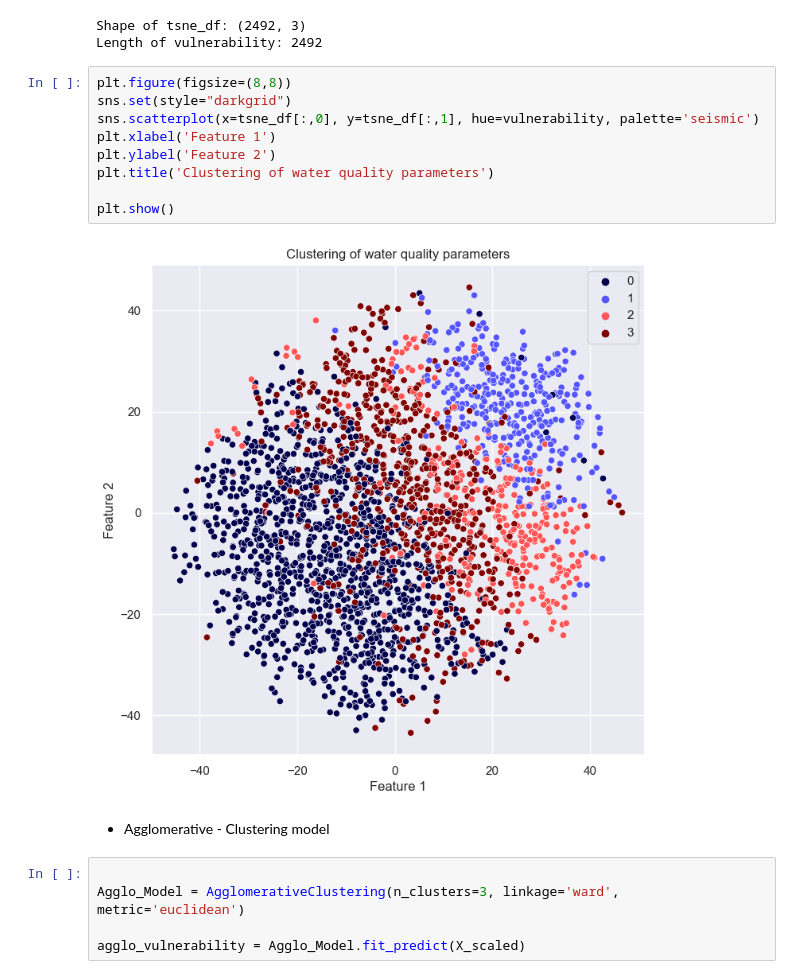
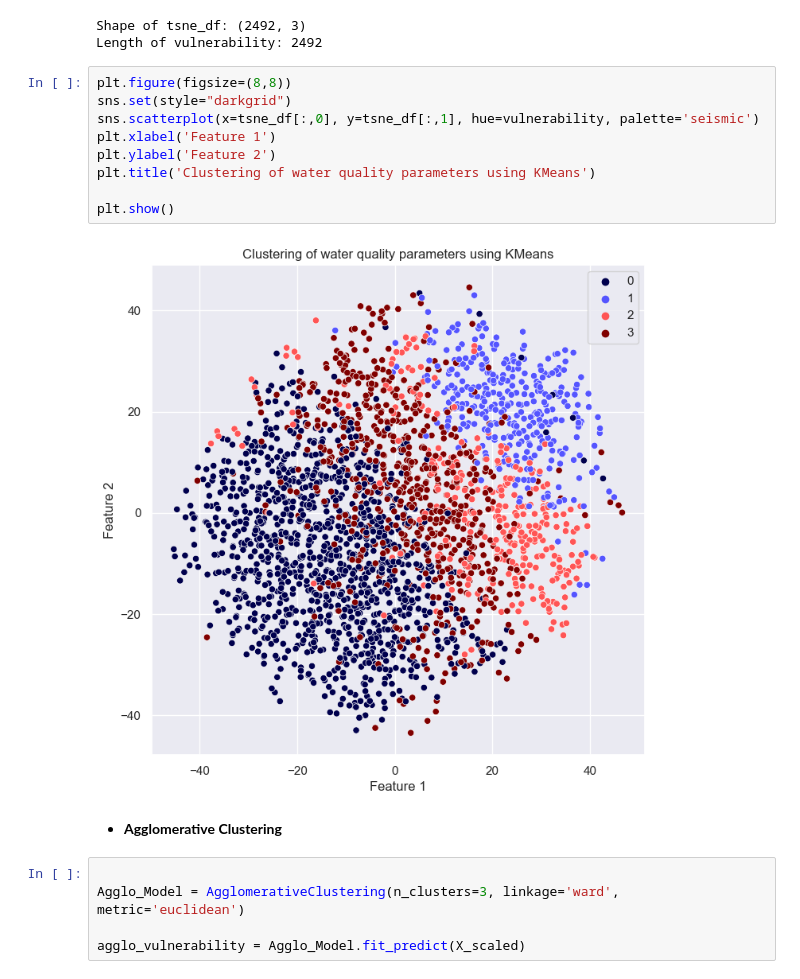
Before and after one commit to Omedobi/Data-Science-Projects, a Jupyter notebook: Aquifer-vulnerability/notebook/AQUIFER-VULNERABILITY-TO-LEACHATE-CONTAMINATION.ipynb, the cells around one changed output. Saved outputs shown, nothing was run; the diff lists cells and outputs as text.

```diff
--- a/Aquifer-vulnerability/notebook/AQUIFER-VULNERABILITY-TO-LEACHATE-CONTAMINATION.ipynb
+++ b/Aquifer-vulnerability/notebook/AQUIFER-VULNERABILITY-TO-LEACHATE-CONTAMINATION.ipynb
@@ -1142,16 +1146,16 @@ Length of vulnerability: 2492
 # %%
 plt.figure(figsize=(8,8))
 sns.set(style="darkgrid")
 sns.scatterplot(x=tsne_df[:,0], y=tsne_df[:,1], hue=vulnerability, palette='seismic')
 plt.xlabel('Feature 1')
 plt.ylabel('Feature 2')
-plt.title('Clustering of water quality parameters')
+plt.title('Clustering of water quality parameters using KMeans')
 
 plt.show()
 # %% [output]
-[figure, old version]
+[figure, new version]
 # %% [markdown]
-- Agglomerative - Clustering model
+- **Agglomerative Clustering**
 # %%
 
 Agglo_Model = AgglomerativeClustering(n_clusters=3, linkage='ward', metric='euclidean')
```
Also changed, not shown: parts of 12 cells of this notebook, 6 other files.
